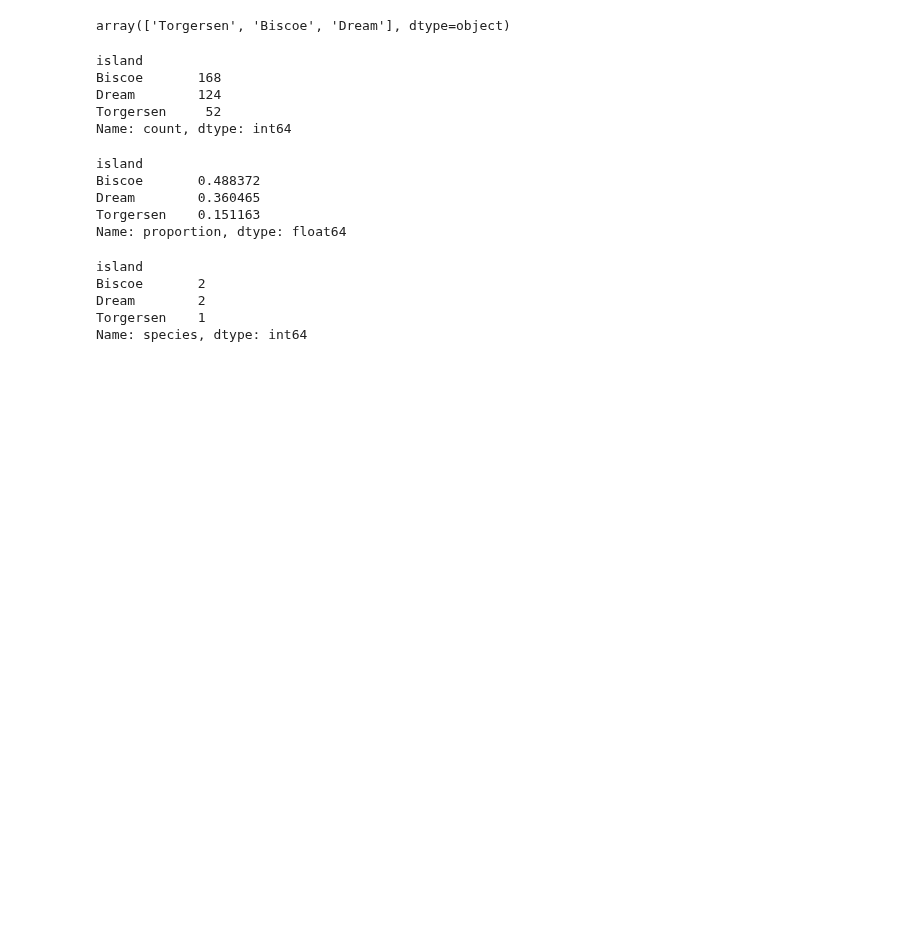
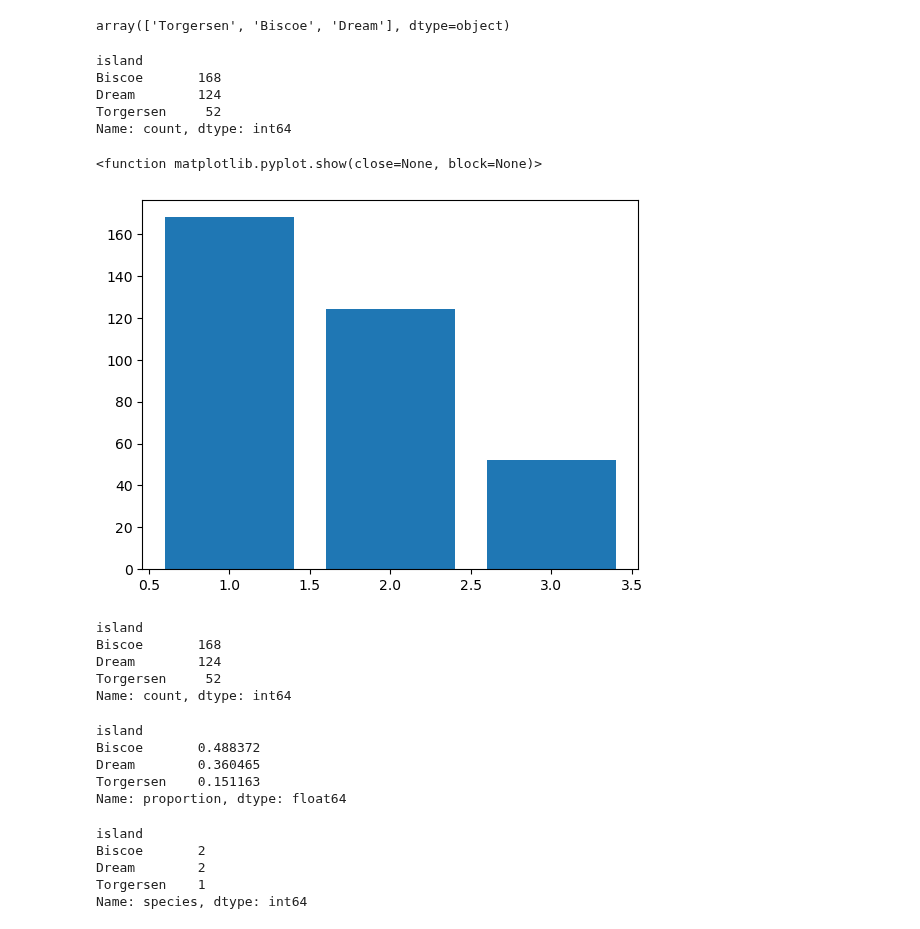
Before and after one commit to IreneKilgannon/DataAnalytics, a Jupyter notebook: penguins.ipynb, the cells around one changed output. Drawn from its saved outputs; the diff is of its cells as text; code cells hidden in the pictures; blank space fills up the shorter version.

Commit message:
attempting bar charts

```diff
--- a/penguins.ipynb
+++ b/penguins.ipynb
@@ -162,6 +166,23 @@ Biscoe       168
 Dream        124
 Torgersen     52
 Name: count, dtype: int64
+# %%
+xpoints = np.array([1, 2, 3])
+ypoints = np.array(df['island'].value_counts())
+
+plt.bar(xpoints, ypoints)
+plt.show
+# %% [output]
+<function matplotlib.pyplot.show(close=None, block=None)>
+[figure, added]
+# %%
+df['island'].value_counts()
+# %% [output]
+island
+Biscoe       168
+Dream        124
+Torgersen     52
+Name: count, dtype: int64
 # %%
 # Proportion of total penguin population on each island.
 
```
Also changed, not shown: parts of 3 cells of this notebook.
